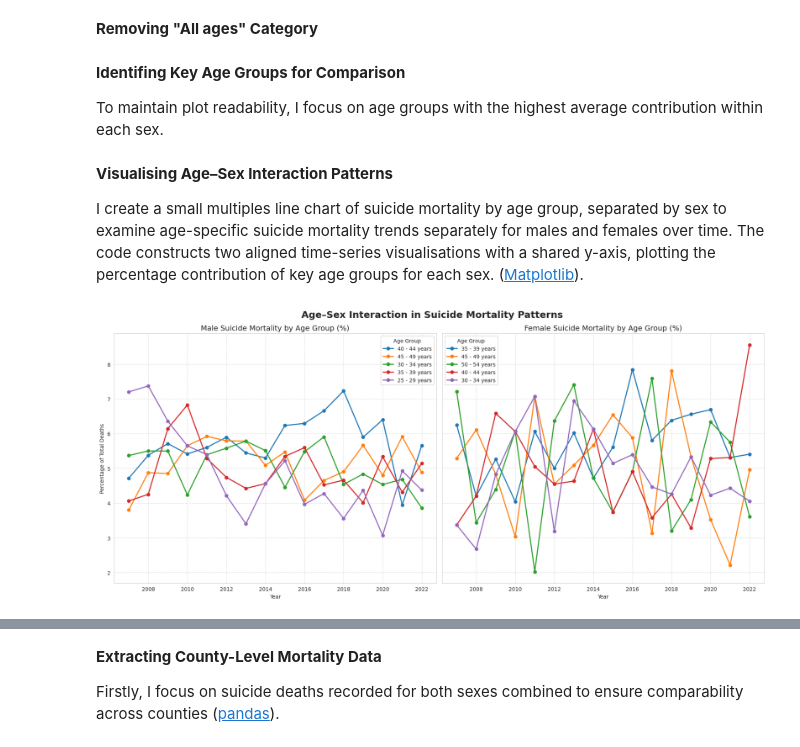
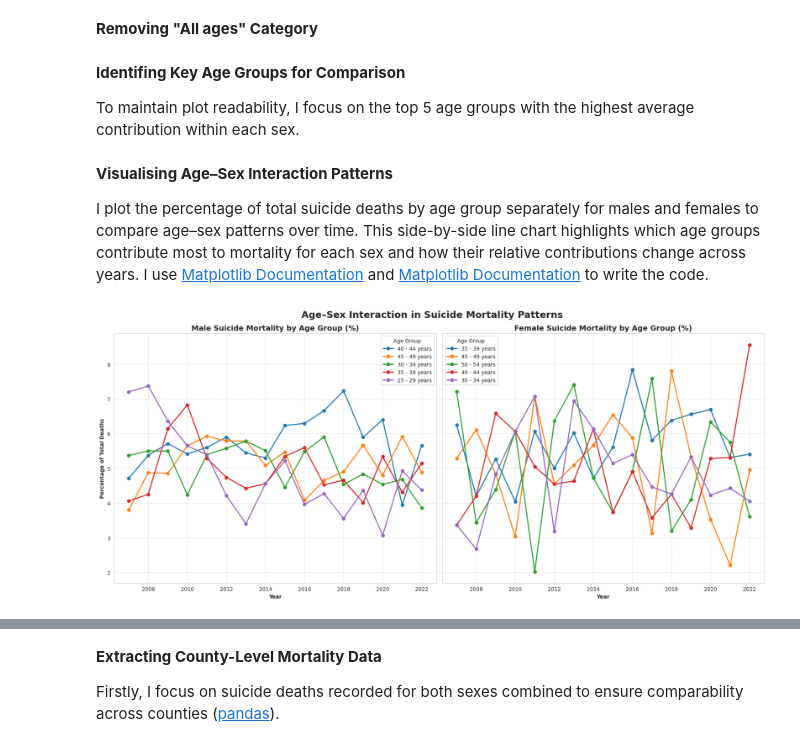
Before and after one commit to NibnabCodes/pfda_project, a Jupyter notebook: analysis.ipynb, the cells around one changed output, grey strips where cells are left out. Saved outputs shown, nothing was run; the diff lists cells and outputs as text; code cells hidden in the pictures.

```diff
--- a/analysis.ipynb
+++ b/analysis.ipynb
@@ -763,9 +770,4 @@ total_col = ("All ages", "Both sexes")
 # %%
-sns.set_style("whitegrid")
-
-peak_year = irish_national_mortality[total_col].idxmax()
-peak_value = irish_national_mortality[total_col].max()
-
 plt.figure(figsize=(12, 6))
 
 plt.plot(
@@ -778,7 +780,10 @@ plt.plot(
     label="Total Deaths (Both Sexes)",
 )
 
-plt.scatter(peak_year, peak_value, color="red", s=100, zorder=5, label=f"Peak Year: {peak_year}")
+plt.scatter(peak_year, peak_value, color="red",
+            s=100, zorder=5,
+            label=f"Peak Year: {peak_year}"
+)
 
 plt.title(
     "National Suicide Mortality in Ireland (2007–2022)",
@@ -914,8 +940,6 @@ sex_mortality_df.head()
 
 I plot male and female suicide deaths over time to visually assess differences in scale and trajectory.
 # %%
-sns.set_style("whitegrid")
-
 plt.figure(figsize=(12, 6))
 
 plt.plot(
@@ -1285,7 +1325,7 @@ female_percentages = female_percentages.drop(
 # %% [markdown]
 **Identifing Key Age Groups for Comparison**
 
-To maintain plot readability, I focus on age groups with the highest average contribution within each sex.
+To maintain plot readability, I focus on the top 5 age groups with the highest average contribution within each sex.
 # %%
 top_male_ages = (
     male_percentages.mean()
@@ -1301,7 +1341,7 @@ top_female_ages = (
 # %% [markdown]
 **Visualising Age–Sex Interaction Patterns**
 
-I create a small multiples line chart of suicide mortality by age group, separated by sex to examine age-specific suicide mortality trends separately for males and females over time. The code constructs two aligned time-series visualisations with a shared y-axis, plotting the percentage contribution of key age groups for each sex. ([Matplotlib](https://matplotlib.org/stable/api/_as_gen/matplotlib.pyplot.subplots.html)).
+I plot the percentage of total suicide deaths by age group separately for males and females to compare age–sex patterns over time. This side-by-side line chart highlights which age groups contribute most to mortality for each sex and how their relative contributions change across years. I use [Matplotlib Documentation](https://matplotlib.org/stable/api/_as_gen/matplotlib.pyplot.subplots.html) and [Matplotlib Documentation](https://matplotlib.org/stable/api/_as_gen/matplotlib.pyplot.suptitle.html) to write the code.
 # %%
 fig, axes = plt.subplots(1, 2, figsize=(18, 8), sharey=True)
 
@@ -1311,37 +1351,43 @@ for age_group in top_male_ages:
         male_percentages.index,
         male_percentages[age_group],
         marker="o",
         linewidth=2,
         label=str(age_group)
     )
 
-axes[0].set_title("Male Suicide Mortality by Age Group (%)", fontsize=14)
-axes[0].set_xlabel("Year")
-axes[0].set_ylabel("Percentage of Total Deaths")
+axes[0].set_title("Male Suicide Mortality by Age Group (%)",
+                  fontsize=14,
+                  weight="bold"
+)
+axes[0].set_xlabel("Year", weight="bold")
+axes[0].set_ylabel("Percentage of Total Deaths", weight="bold")
 axes[0].grid(True, linestyle="--", alpha=0.7)
 axes[0].legend(title="Age Group")
 
 # Female plot
 for age_group in top_female_ages:
     axes[1].plot(
         female_percentages.index,
         female_percentages[age_group],
         marker="o",
         linewidth=2,
         label=str(age_group)
     )
 
-axes[1].set_title("Female Suicide Mortality by Age Group (%)", fontsize=14)
-axes[1].set_xlabel("Year")
+axes[1].set_title("Female Suicide Mortality by Age Group (%)",
+                  fontsize=14,
+                  weight="bold"
+)
+axes[1].set_xlabel("Year", weight="bold")
 axes[1].grid(True, linestyle="--", alpha=0.7)
 axes[1].legend(title="Age Group")
 
 plt.suptitle(
     "Age–Sex Interaction in Suicide Mortality Patterns",
     fontsize=18,
     weight="bold"
 )
 plt.tight_layout()
 # %% [output]
-[figure, old version]
+[figure, new version]
 # %% [markdown]
```
Also changed, not shown: parts of 53 cells of this notebook.
